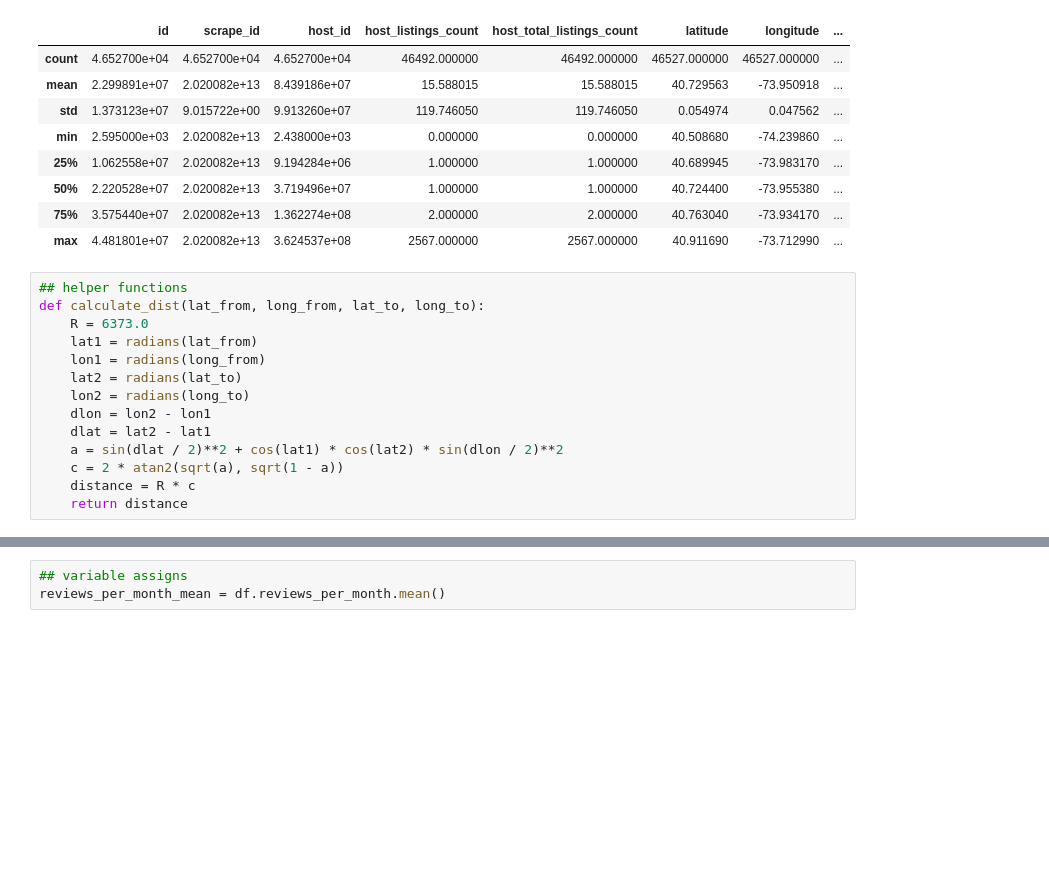
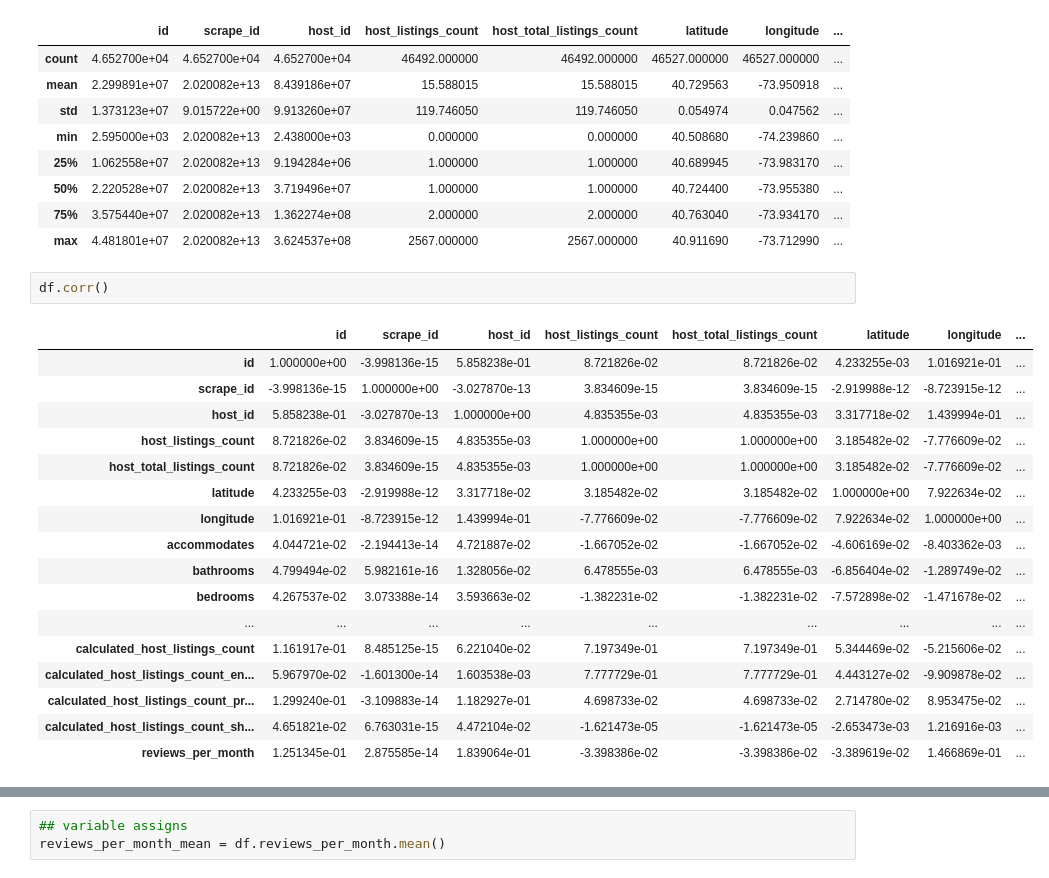
Before and after one commit to wooyounghong/airbnb_price_prediction, a Jupyter notebook: Wayne-Data_Cleaning.ipynb, the cells around one changed output, grey strips where cells are left out. Drawn from its saved outputs; the diff is of its cells as text; blank space fills up the shorter version.

```diff
--- a/Wayne-Data_Cleaning.ipynb
+++ b/Wayne-Data_Cleaning.ipynb
@@ -64,17 +64,23 @@ df.describe()
 | 50% | 2.220528e+07 | 2.020082e+13 | 3.719496e+07 | 1.000000 | 1.000000 | 40.724400 | -73.955380 | ... |
 | 75% | 3.575440e+07 | 2.020082e+13 | 1.362274e+08 | 2.000000 | 2.000000 | 40.763040 | -73.934170 | ... |
 | max | 4.481801e+07 | 2.020082e+13 | 3.624537e+08 | 2567.000000 | 2567.000000 | 40.911690 | -73.712990 | ... |
-# %%
-## helper functions
-def calculate_dist(lat_from, long_from, lat_to, long_to):
-    R = 6373.0
-    lat1 = radians(lat_from)
-    lon1 = radians(long_from)
-    lat2 = radians(lat_to)
-    lon2 = radians(long_to)
-    dlon = lon2 - lon1
-    dlat = lat2 - lat1
-    a = sin(dlat / 2)**2 + cos(lat1) * cos(lat2) * sin(dlon / 2)**2
-    c = 2 * atan2(sqrt(a), sqrt(1 - a))
-    distance = R * c
-    return distance
+# %%
+df.corr()
+# %% [output]
+|  | id | scrape_id | host_id | host_listings_count | host_total_listings_count | latitude | longitude | ... |
+| id | 1.000000e+00 | -3.998136e-15 | 5.858238e-01 | 8.721826e-02 | 8.721826e-02 | 4.233255e-03 | 1.016921e-01 | ... |
+| scrape_id | -3.998136e-15 | 1.000000e+00 | -3.027870e-13 | 3.834609e-15 | 3.834609e-15 | -2.919988e-12 | -8.723915e-12 | ... |
+| host_id | 5.858238e-01 | -3.027870e-13 | 1.000000e+00 | 4.835355e-03 | 4.835355e-03 | 3.317718e-02 | 1.439994e-01 | ... |
+| host_listings_count | 8.721826e-02 | 3.834609e-15 | 4.835355e-03 | 1.000000e+00 | 1.000000e+00 | 3.185482e-02 | -7.776609e-02 | ... |
+| host_total_listings_count | 8.721826e-02 | 3.834609e-15 | 4.835355e-03 | 1.000000e+00 | 1.000000e+00 | 3.185482e-02 | -7.776609e-02 | ... |
+| latitude | 4.233255e-03 | -2.919988e-12 | 3.317718e-02 | 3.185482e-02 | 3.185482e-02 | 1.000000e+00 | 7.922634e-02 | ... |
+| longitude | 1.016921e-01 | -8.723915e-12 | 1.439994e-01 | -7.776609e-02 | -7.776609e-02 | 7.922634e-02 | 1.000000e+00 | ... |
+| accommodates | 4.044721e-02 | -2.194413e-14 | 4.721887e-02 | -1.667052e-02 | -1.667052e-02 | -4.606169e-02 | -8.403362e-03 | ... |
+| bathrooms | 4.799494e-02 | 5.982161e-16 | 1.328056e-02 | 6.478555e-03 | 6.478555e-03 | -6.856404e-02 | -1.289749e-02 | ... |
+| bedrooms | 4.267537e-02 | 3.073388e-14 | 3.593663e-02 | -1.382231e-02 | -1.382231e-02 | -7.572898e-02 | -1.471678e-02 | ... |
+| ... | ... | ... | ... | ... | ... | ... | ... | ... |
+| calculated_host_listings_count | 1.161917e-01 | 8.485125e-15 | 6.221040e-02 | 7.197349e-01 | 7.197349e-01 | 5.344469e-02 | -5.215606e-02 | ... |
+| calculated_host_listings_count_en... | 5.967970e-02 | -1.601300e-14 | 1.603538e-03 | 7.777729e-01 | 7.777729e-01 | 4.443127e-02 | -9.909878e-02 | ... |
+| calculated_host_listings_count_pr... | 1.299240e-01 | -3.109883e-14 | 1.182927e-01 | 4.698733e-02 | 4.698733e-02 | 2.714780e-02 | 8.953475e-02 | ... |
+| calculated_host_listings_count_sh... | 4.651821e-02 | 6.763031e-15 | 4.472104e-02 | -1.621473e-05 | -1.621473e-05 | -2.653473e-03 | 1.216916e-03 | ... |
+| reviews_per_month | 1.251345e-01 | 2.875585e-14 | 1.839064e-01 | -3.398386e-02 | -3.398386e-02 | -3.389619e-02 | 1.466869e-01 | ... |
```
Also changed, not shown: parts of 29 cells of this notebook.
